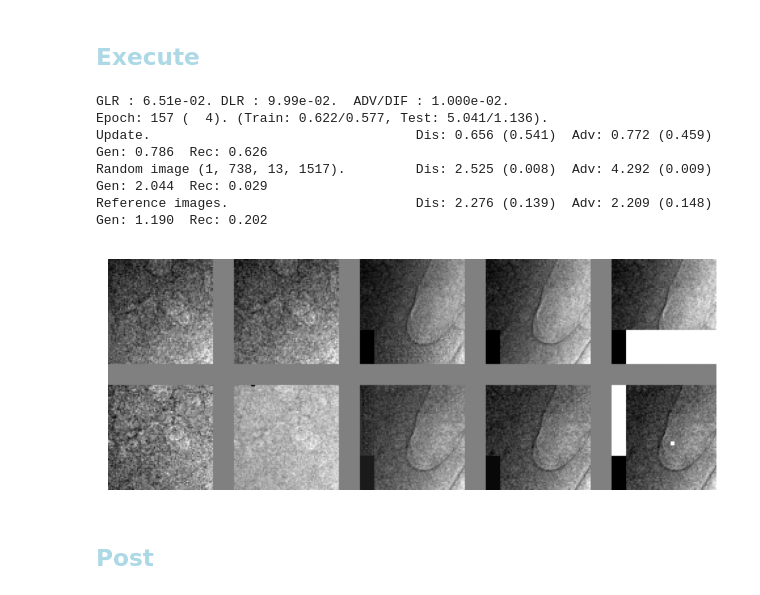
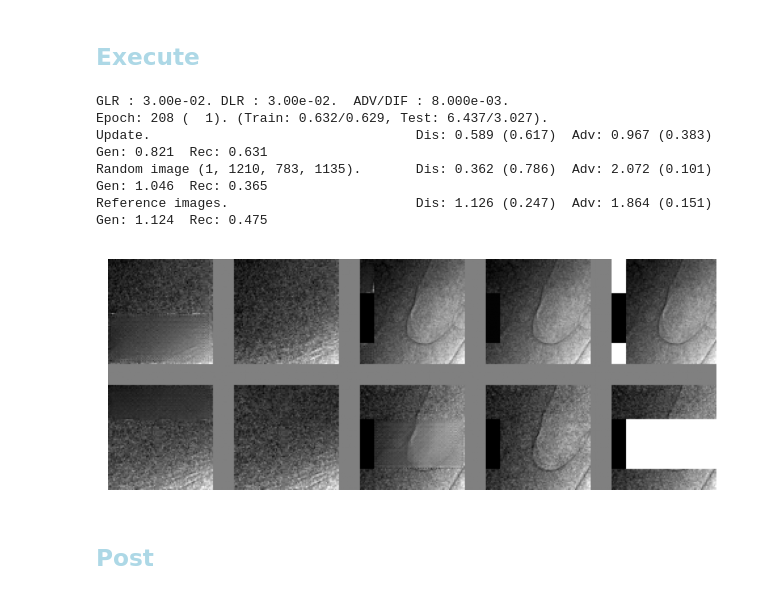
Before and after one commit to antonmx/shiftpatch, a Jupyter notebook: shiftpatch_dj0.ipynb, the cells around one changed output. Drawn from its saved outputs; the diff is of its cells as text; code cells hidden in the pictures.

```diff
--- a/shiftpatch_dj0.ipynb
+++ b/shiftpatch_dj0.ipynb
@@ -59,9 +59,5 @@ sg.showMe(sg.testSet)
 # %% [markdown]
 ## <font style="color:lightblue">Models</font>
-# %%
-sg.batchNormOpt = { #"track_running_stats" : False,
-                    #"momentum" : 0.5,
-                  }
 # %% [markdown]
 ### <font style="color:lightblue">Generator</font>
 # %%
@@ -250,44 +242,45 @@ def adjustScheduler(scheduler, iniLr, target) :
     or gamma > 1 and curLR < target :
         scheduler.step()
     return f"LR : {curLR:.2e}. "
 
-#sg.minRecTest, sg.minRecTrain = 1, 1
-sg.ADV_DIF=1e-02
+sg.ADV_DIF=8e-3
 sg.scheduler_G = torch.optim.lr_scheduler.StepLR(sg.optimizer_G, 1, gamma=1-0.001)
 sg.scheduler_D = torch.optim.lr_scheduler.StepLR(sg.optimizer_D, 1, gamma=1-0.001)
 #torch.optim.lr_scheduler.LambdaLR(sg.optimizer_G, lambda epoch: 1).step()
 #torch.optim.lr_scheduler.LambdaLR(sg.optimizer_D, lambda epoch: 1).step()
 def my_beforeReport(_) :
     message = ""
     message += "G" + adjustScheduler(sg.scheduler_G, sg.TCfg.learningRateG, 0.03)
-    message += "D" + adjustScheduler(sg.scheduler_D, sg.TCfg.learningRateD, 0.1)
+    message += "D" + adjustScheduler(sg.scheduler_D, sg.TCfg.learningRateD, 0.03)
     message += f" ADV/DIF : {sg.ADV_DIF:.3e}."
-    sg.ADV_DIF = max(1e-2, sg.ADV_DIF-5e-5)
+    sg.ADV_DIF = max(1e-2, sg.ADV_DIF+1e-5)
+#    message += f" Ampl : {sg.generator.amplitude:.3f}."
+#    sg.generator.amplitude = min(1, sg.generator.amplitude * (1+3e-3) )
     with open(f"message_{sg.TCfg.exec}.txt", 'a') as file:
         file.write(message + "\n")
     print(message)
     return
 sg.beforeReport = my_beforeReport
 
 #sg.TCfg.loaderWorkers = 0 # for debug single threaded
 try :
     sg.train(savedCheckPoint)
 except :
     #del sg.dataLoader
     #del sg.testLoader
     sg.freeGPUmem()
     1/10 # to release Jupyuter memory in the next step
     sg.epoch -= 1
     raise
 
-# Gen BN; Dis noBN; Dis individual, no masks
+# Gen noBN; Dis noBN; Dis individual, no masks
 # %% [output]
-GLR : 6.51e-02. DLR : 9.99e-02.  ADV/DIF : 1.000e-02.
-Epoch: 157 (  4). (Train: 0.622/0.577, Test: 5.041/1.136).
-Update.                                  Dis: 0.656 (0.541)  Adv: 0.772 (0.459)  Gen: 0.786  Rec: 0.626
-Random image (1, 738, 13, 1517).         Dis: 2.525 (0.008)  Adv: 4.292 (0.009)  Gen: 2.044  Rec: 0.029
-Reference images.                        Dis: 2.276 (0.139)  Adv: 2.209 (0.148)  Gen: 1.190  Rec: 0.202
+GLR : 3.00e-02. DLR : 3.00e-02.  ADV/DIF : 8.000e-03.
+Epoch: 208 (  1). (Train: 0.632/0.629, Test: 6.437/3.027).
+Update.                                  Dis: 0.589 (0.617)  Adv: 0.967 (0.383)  Gen: 0.821  Rec: 0.631
+Random image (1, 1210, 783, 1135).       Dis: 0.362 (0.786)  Adv: 2.072 (0.101)  Gen: 1.046  Rec: 0.365
+Reference images.                        Dis: 1.126 (0.247)  Adv: 1.864 (0.151)  Gen: 1.124  Rec: 0.475
-[figure, old version]
+[figure, new version]
 # %% [markdown]
 ## <font style="color:lightblue">Post</font>
 # %%
```
Also changed, not shown: parts of 4 cells of this notebook, 1 other file.
